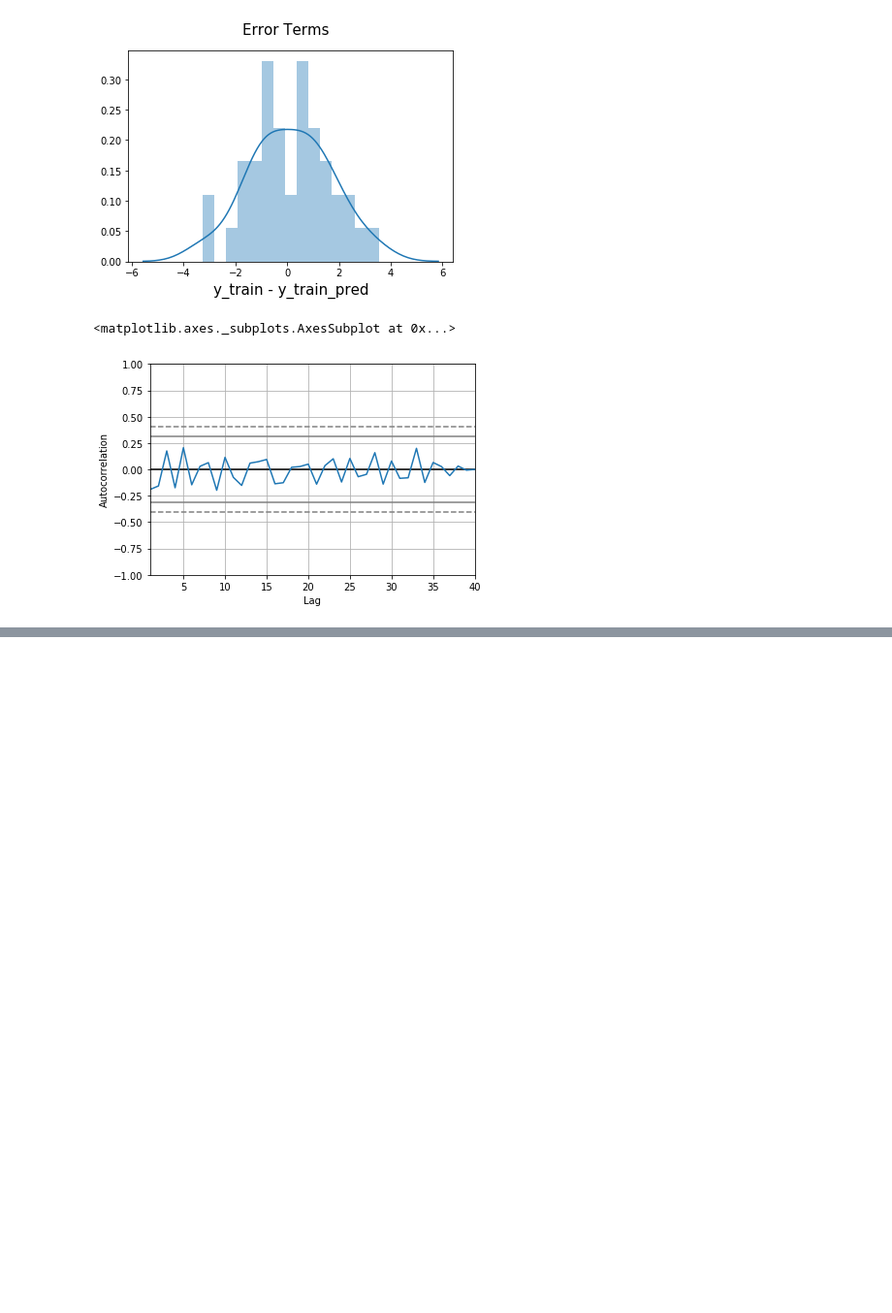
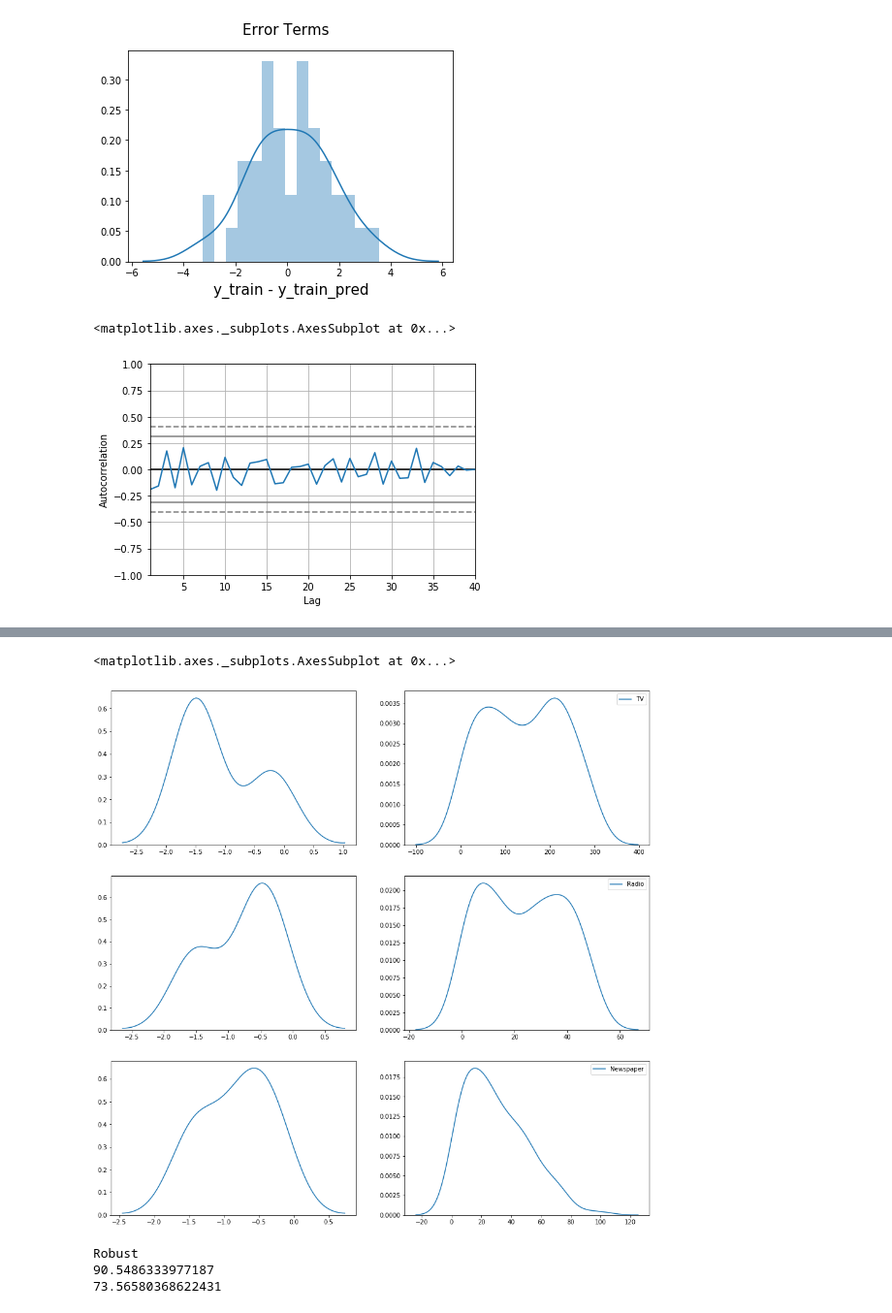
Before and after one commit to ikhurana/code-asylums, a Jupyter notebook: CA-SS1/Regression/Regression.ipynb, the cells around one changed output, grey strips where cells are left out. Shown at 97% size. Drawn from its saved outputs; the diff is of its cells as text; code cells hidden in the pictures; blank space fills up the shorter version.

```diff
--- a/CA-SS1/Regression/Regression.ipynb
+++ b/CA-SS1/Regression/Regression.ipynb
@@ -333,0 +356,34 @@ pd.plotting.autocorrelation_plot(residuals)
+# %%
+from sklearn.preprocessing import scale
+# Helps in Scaling data around 0 mean and unit variance. Problem is, it computes the mean and variance of train and test
+# data separately.
+# We need some method which can apply the same scale to testing dataset as of training dataset.
+# so we use Standard Scalar
+
+
+Xs_train = scale(X_train)
+Xs_test = scale(X_test)
+
+# Analyse data distribution
+fig, ax = plt.subplots(3,2, figsize=(16,16))
+sns.kdeplot(Xs_train[0], ax=ax[0,0])
+sns.kdeplot(X_train['TV'], ax=ax[0,1])
+sns.kdeplot(Xs_train[1], ax=ax[1,0])
+sns.kdeplot(X_train['Radio'], ax=ax[1,1])
+sns.kdeplot(Xs_train[2], ax=ax[2,0])
+sns.kdeplot(X_train['Newspaper'], ax=ax[2,1])
+# %% [output]
+<matplotlib.axes._subplots.AxesSubplot at 0x...>
+[figure, added]
+# %%
+lr_model_scaled = LinearRegression()
+lr_model_scaled.fit(Xs_train, y_train)
+
+# Default
+print("Robust")
+print(lr_model_scaled.score(Xs_train, y_train) * 100)
+print(lr_model_scaled.score(Xs_test, y_test) * 100)
+# %% [output]
+Robust
+90.5486333977187
+73.56580368622431
```
Also changed, not shown: parts of 32 cells of this notebook.
